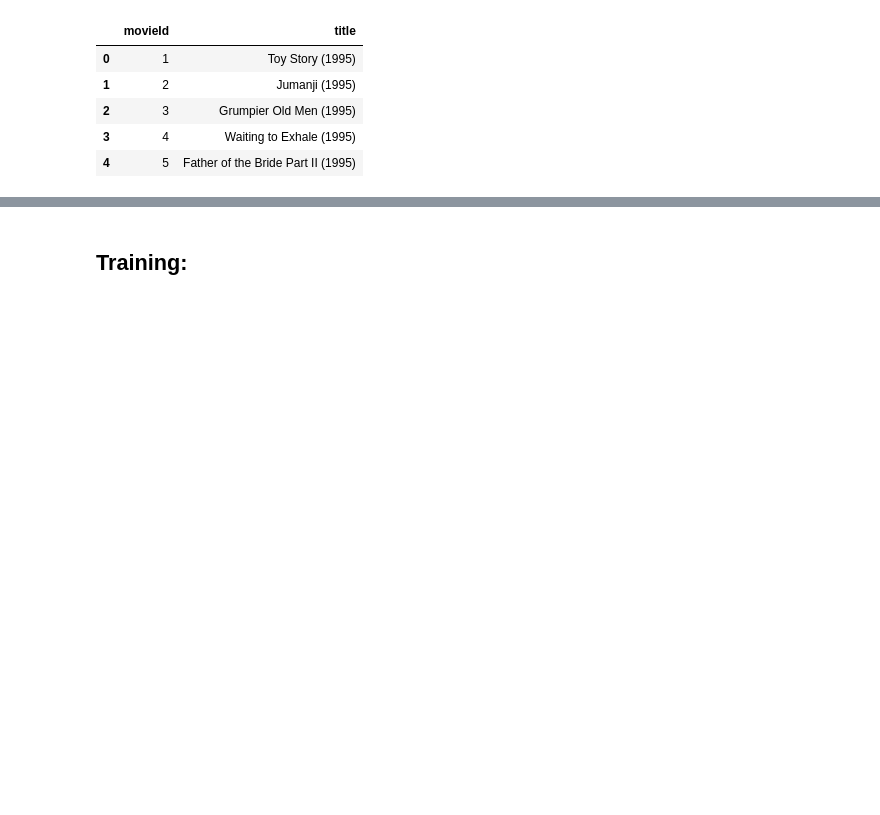
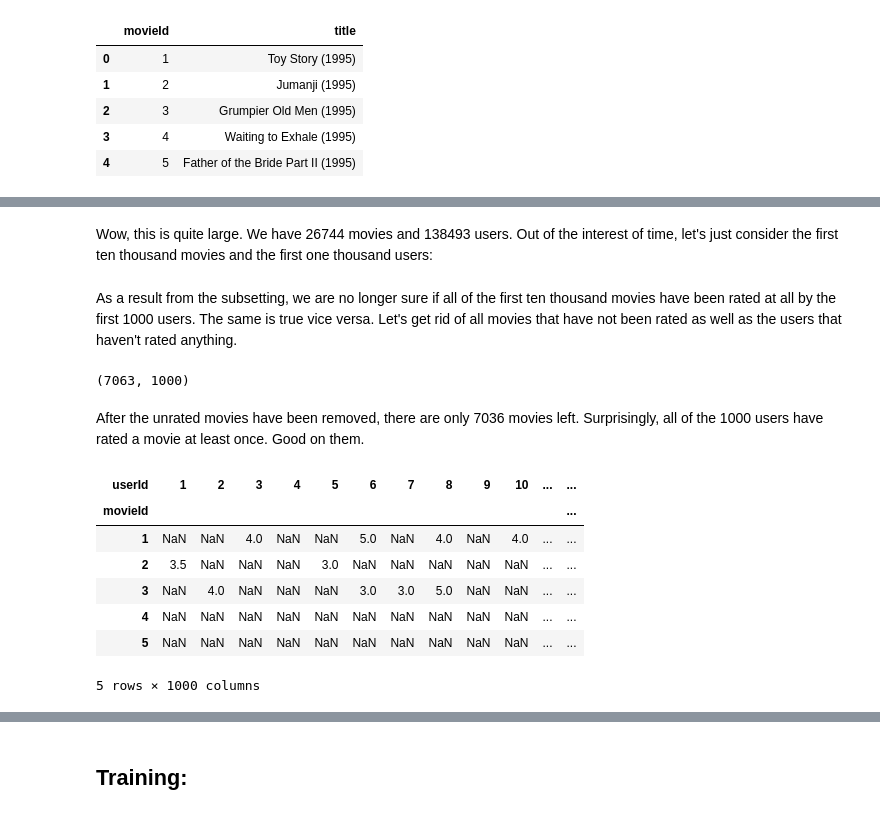
Before and after one commit to AndrewLim1990/recommender_post, a Jupyter notebook: src/product_recommendation.ipynb, the cells around one changed output, grey strips where cells are left out. Saved outputs shown, nothing was run; the diff lists cells and outputs as text; code cells hidden in the pictures; blank space fills up the shorter version.

```diff
--- a/src/product_recommendation.ipynb
+++ b/src/product_recommendation.ipynb
@@ -39,13 +56,28 @@ ratings_spread.head().drop(ratings_spread.index[1-1])
+# %% [markdown]
+Wow, this is quite large. We have 26744 movies and 138493 users. Out of the interest of time, let's just consider the first ten thousand movies and the first one thousand users:
 # %%
 # Get only first ten thousand movies and first one thousand users
 ratings_sub = ratings_spread.iloc[0:10000, 0:1000]
+# %% [markdown]
+As a result from the subsetting, we are no longer sure if all of the first ten thousand movies have been rated at all by the first 1000 users. The same is true vice versa. Let's get rid of all movies that have not been rated as well as the users that haven't rated anything.
 # %%
-# Droping all un-informed data:
+# Dropping all unrated movies and users:
 ratings_sub = ratings_sub.dropna(axis=0, how='all') # drop all movies with no ratings
 ratings_sub = ratings_sub.dropna(axis=1, how='all') # drop all users who didn't rate
 
-# Check which users rated which movies
-rated = pd.isnull(ratings_sub)
-
-# Get subset of movie titles
-movies_sub = movies[movies['movieId'].isin(ratings_sub.index)]
+ratings_sub.shape
+# %% [output]
+(7063, 1000)
+# %% [markdown]
+After the unrated movies have been removed, there are only 7036 movies left. Surprisingly, all of the 1000 users have rated a movie at least once. Good on them.
+# %%
+ratings_sub.head()
+# %% [output]
+| userId | 1 | 2 | 3 | 4 | 5 | 6 | 7 | 8 | 9 | 10 | ... | ... |
+| movieId |  |  |  |  |  |  |  |  |  |  |  | ... |
+| 1 | NaN | NaN | 4.0 | NaN | NaN | 5.0 | NaN | 4.0 | NaN | 4.0 | ... | ... |
+| 2 | 3.5 | NaN | NaN | NaN | 3.0 | NaN | NaN | NaN | NaN | NaN | ... | ... |
+| 3 | NaN | 4.0 | NaN | NaN | NaN | 3.0 | 3.0 | 5.0 | NaN | NaN | ... | ... |
+| 4 | NaN | NaN | NaN | NaN | NaN | NaN | NaN | NaN | NaN | NaN | ... | ... |
+| 5 | NaN | NaN | NaN | NaN | NaN | NaN | NaN | NaN | NaN | NaN | ... | ... |
+5 rows × 1000 columns
```
Also changed, not shown: parts of 23 cells of this notebook, 1 other file.
